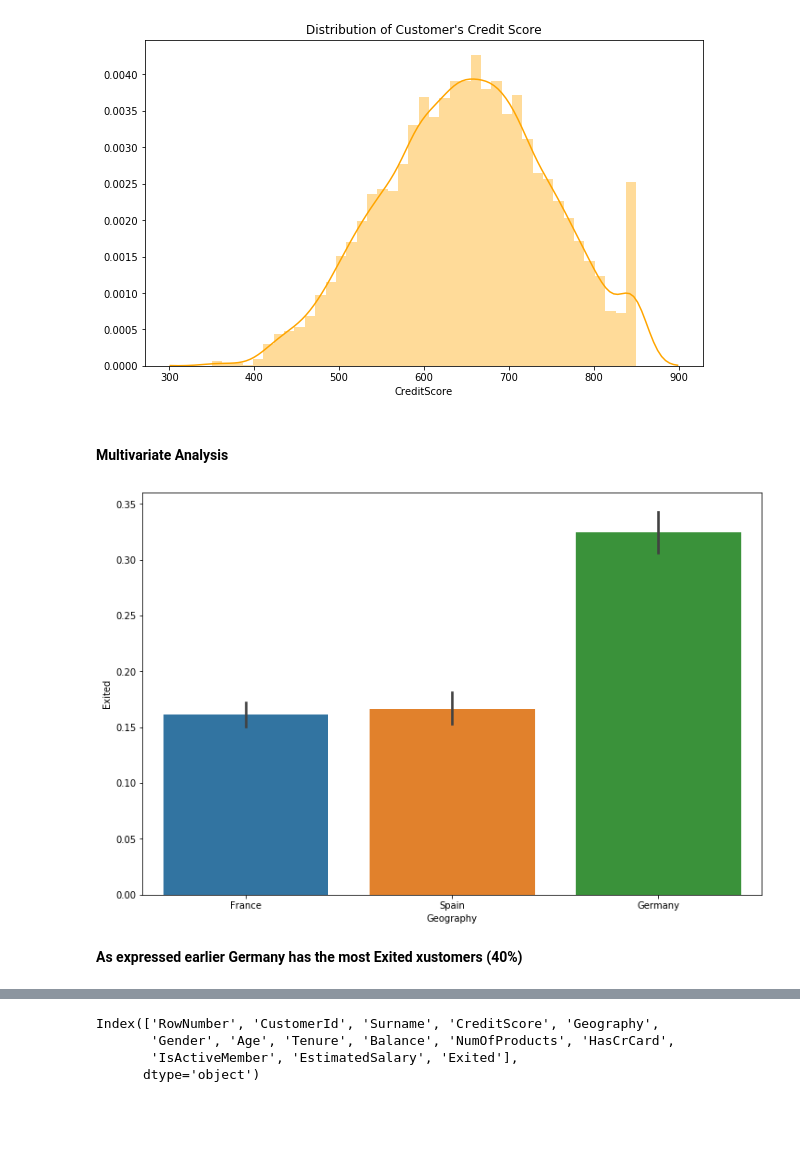
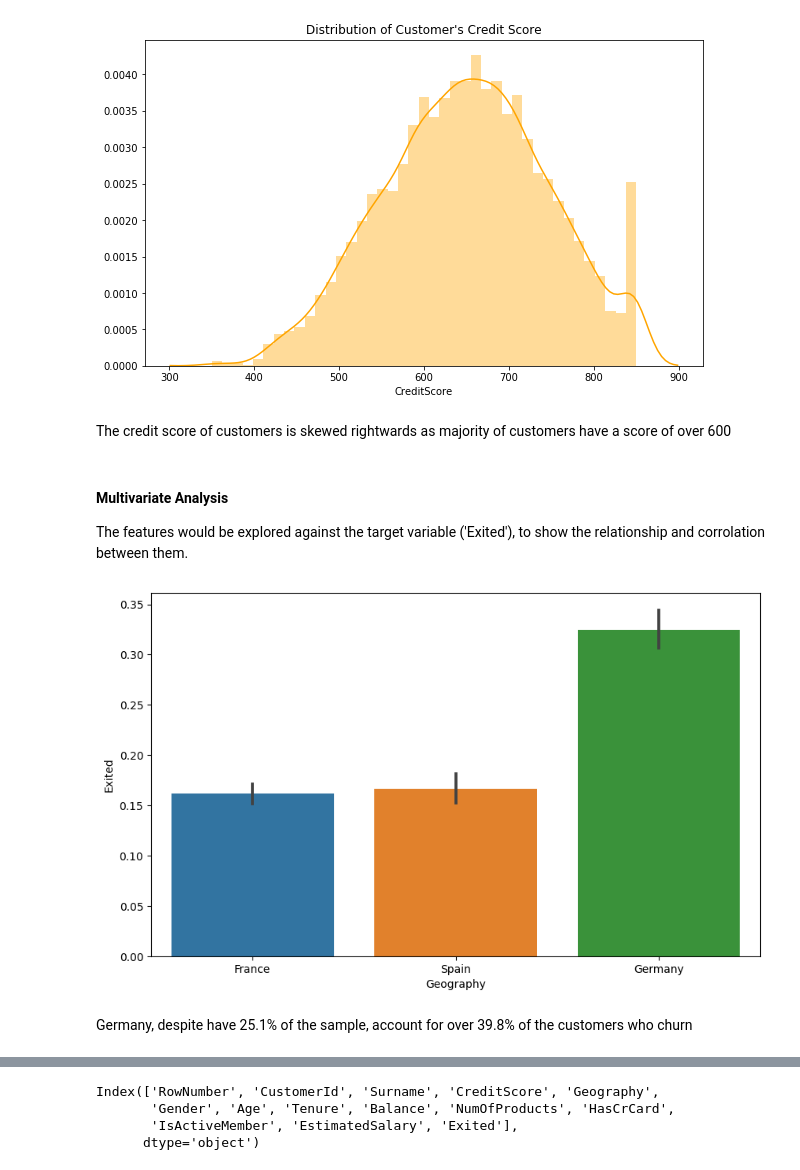
Before and after one commit to kuropeter/Bank-Customer-Churn-Analysis-with-python, a Jupyter notebook: EDA.ipynb, the cells around one changed output, grey strips where cells are left out. Drawn from its saved outputs; the diff is of its cells as text; code cells hidden in the pictures; blank space fills up the shorter version.

```diff
--- a/EDA.ipynb
+++ b/EDA.ipynb
@@ -23,3 +37,3 @@ df.head()
 # %%
 # Removing Columns we wont need
-df.drop(columns=['RowNumber', 'CustomerId', 'Surname'], axis=1,inplace=True)
+# df.drop(columns=['RowNumber', 'CustomerId', 'Surname'], axis=1,inplace=True)
@@ -188,17 +195,21 @@ sns.distplot(df['CreditScore'], color='orange')
 plt.title("Distribution of Customer's Credit Score");
 # %% [output]
 [figure]
-# %% [markdown]
-#### Multivariate Analysis
+# %% [markdown]
+The credit score of customers is skewed rightwards as majority of customers have a score of over 600
+# %% [markdown]
+#### Multivariate Analysis <br>
+The features would be explored against the target variable ('Exited'), to show the relationship and corrolation between them.
 # %%
 # sns.pairplot(df)
 # plt.figure(figsize=(18,10));
 # %%
-plt.figure(figsize=(12,8))
+# Exploring Geography feature against customers who exited
+plt.figure(figsize=(10,6))
 sns.barplot(data=df, x='Geography', y='Exited',);
 # Germany churn the most dispite lower number in sample
 # %% [output]
-[figure, old version]
+[figure, new version]
-# %% [markdown]
-**As expressed earlier Germany has the most Exited xustomers (40%)**
+# %% [markdown]
+Germany, despite have 25.1% of the sample, account for over 39.8% of the customers who churn
 # %%
```
Also changed, not shown: parts of 51 cells of this notebook.
